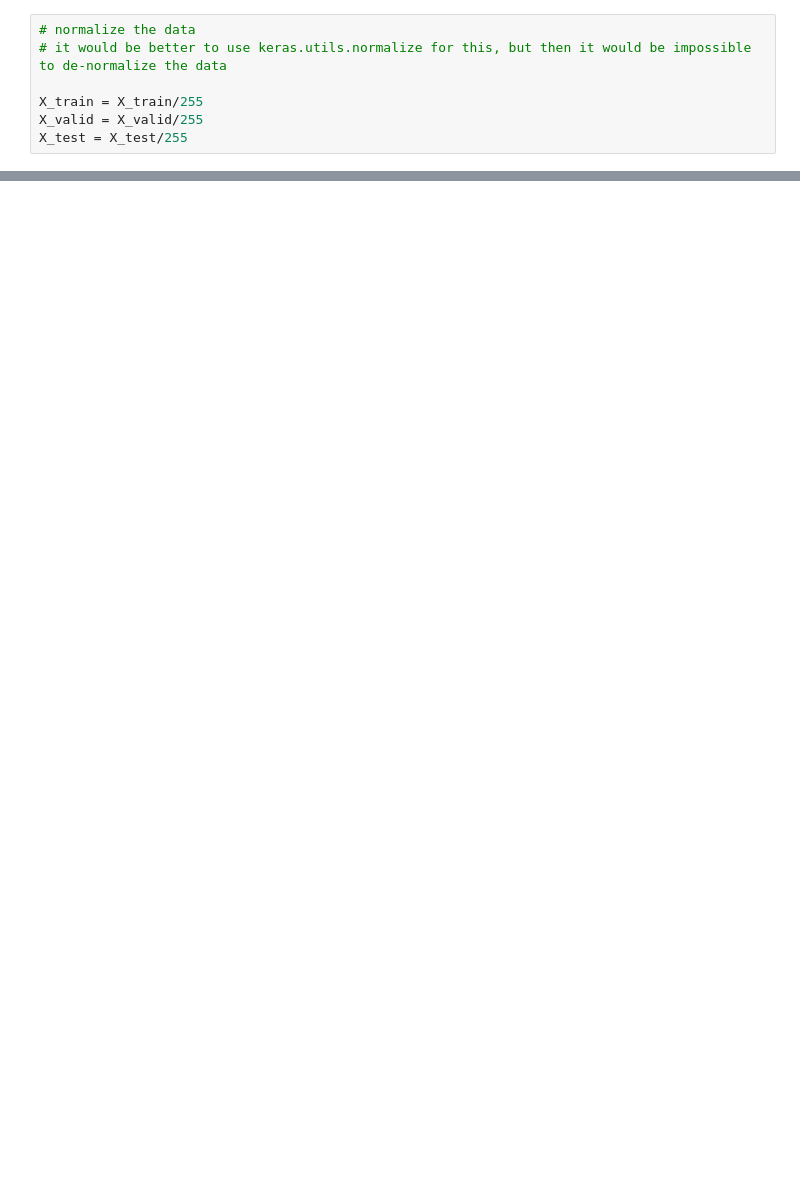
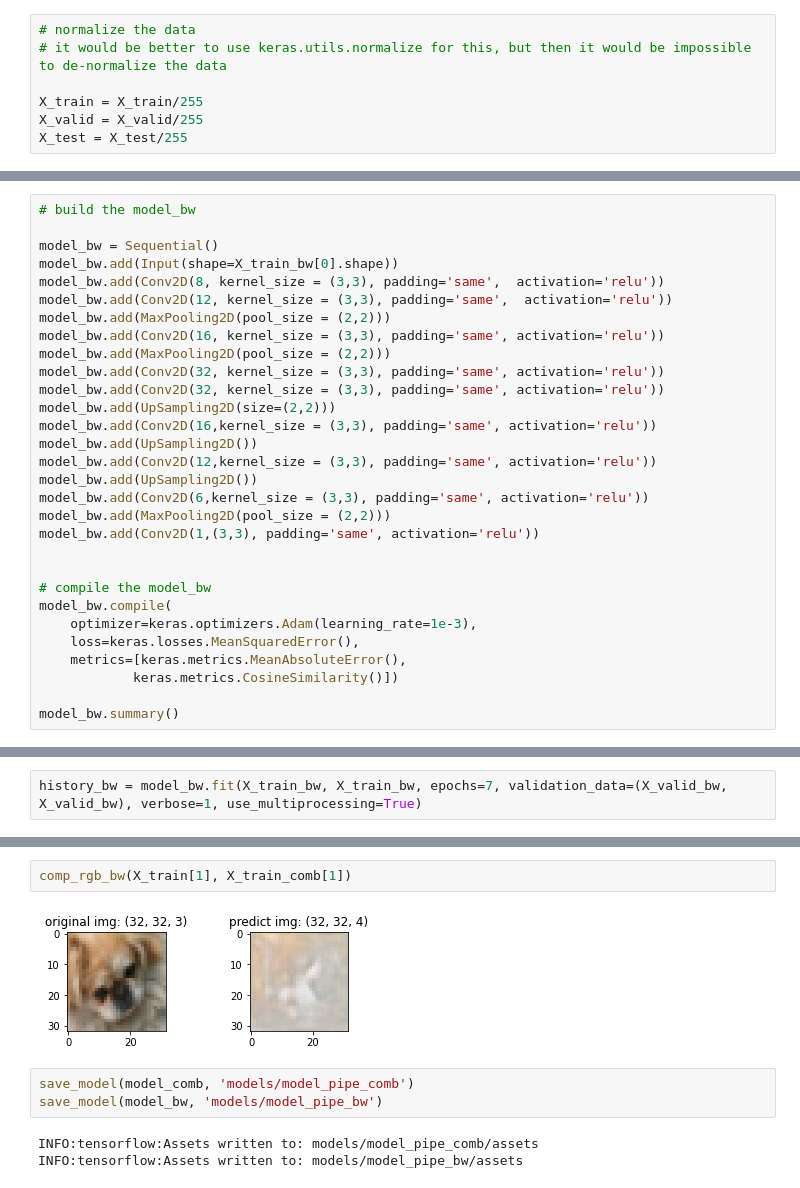
Before and after one commit to unofficial-Jona/ACML, a Jupyter notebook: convolutional autoencoders.ipynb, the cells around one changed output, grey strips where cells are left out. Saved outputs shown, nothing was run; the diff lists cells and outputs as text; blank space fills up the shorter version.

```diff
--- a/convolutional autoencoders.ipynb
+++ b/convolutional autoencoders.ipynb
@@ -156,0 +159,30 @@ pretrained_model = load_model()
+# %%
+# build the model_bw
+
+model_bw = Sequential()
+model_bw.add(Input(shape=X_train_bw[0].shape))
+model_bw.add(Conv2D(8, kernel_size = (3,3), padding='same',  activation='relu'))
+model_bw.add(Conv2D(12, kernel_size = (3,3), padding='same',  activation='relu'))
+model_bw.add(MaxPooling2D(pool_size = (2,2)))
+model_bw.add(Conv2D(16, kernel_size = (3,3), padding='same', activation='relu'))
+model_bw.add(MaxPooling2D(pool_size = (2,2)))
+model_bw.add(Conv2D(32, kernel_size = (3,3), padding='same', activation='relu'))
+model_bw.add(Conv2D(32, kernel_size = (3,3), padding='same', activation='relu'))
+model_bw.add(UpSampling2D(size=(2,2)))
+model_bw.add(Conv2D(16,kernel_size = (3,3), padding='same', activation='relu'))
+model_bw.add(UpSampling2D())
+model_bw.add(Conv2D(12,kernel_size = (3,3), padding='same', activation='relu'))
+model_bw.add(UpSampling2D())
+model_bw.add(Conv2D(6,kernel_size = (3,3), padding='same', activation='relu'))
+model_bw.add(MaxPooling2D(pool_size = (2,2)))
+model_bw.add(Conv2D(1,(3,3), padding='same', activation='relu'))
+
+
+# compile the model_bw
+model_bw.compile(
+    optimizer=keras.optimizers.Adam(learning_rate=1e-3),
+    loss=keras.losses.MeanSquaredError(),
+    metrics=[keras.metrics.MeanAbsoluteError(),
+            keras.metrics.CosineSimilarity()])
+
+model_bw.summary()
@@ -156,0 +207,2 @@ pretrained_model = load_model()
+# %%
+history_bw = model_bw.fit(X_train_bw, X_train_bw, epochs=7, validation_data=(X_valid_bw, X_valid_bw), verbose=1, use_multiprocessing=True)
@@ -156,0 +295,10 @@ pretrained_model = load_model()
+# %%
+comp_rgb_bw(X_train[1], X_train_comb[1])
+# %% [output]
+[figure, added]
+# %%
+save_model(model_comb, 'models/model_pipe_comb')
+save_model(model_bw, 'models/model_pipe_bw')
+# %% [output]
+INFO:tensorflow:Assets written to: models/model_pipe_comb/assets
+INFO:tensorflow:Assets written to: models/model_pipe_bw/assets
```
Also changed, not shown: parts of 19 cells of this notebook, 8 other files.
